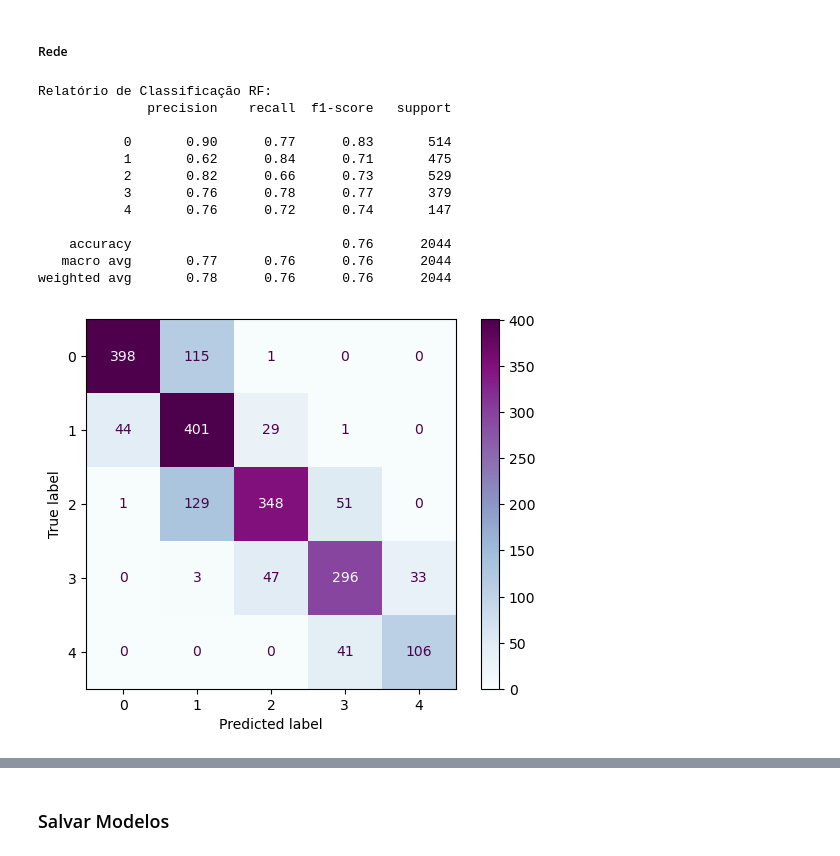
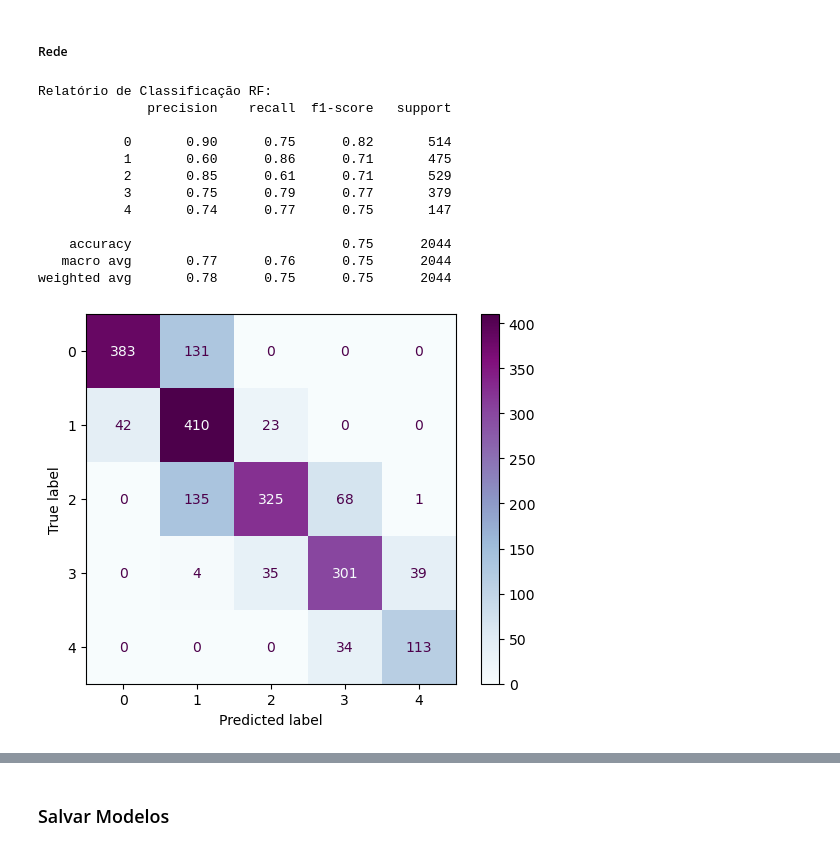
Before and after one commit to emmanuelavillar/Mestrado---DAA, a Jupyter notebook: ml.ipynb, the cells around one changed output, grey strips where cells are left out. Cells and saved outputs as stored; diff of their text form; code cells hidden in the pictures.

```diff
--- a/ml.ipynb
+++ b/ml.ipynb
@@ -528,0 +598,19 @@ plt.show()
+# %%
+# Proposta de ajuste de limiares múltiplos
+def final_custom_predict(probs):
+    y_pred_custom = []
+    for p in probs:
+        # Se a probabilidade da classe 2 for razoável, damos prioridade a ela
+        # para subir o Recall que está em 0.62
+        if p[2] >= 0.60:
+            y_pred_custom.append(2)
+        # Mantemos a Classe 1 bem restrita para não estragar a Precision
+        elif p[1] >= 0.80:
+            y_pred_custom.append(1)
+        else:
+            y_pred_custom.append(np.argmax(p))
+    return np.array(y_pred_custom)
+
+y_probs = pipe_xgb.predict_proba(X_val)
+y_pred_final = final_custom_predict(y_probs)
+print(classification_report(y_val, y_pred_final))
@@ -663,34 +763,38 @@ trained_nn, history_nn = train_and_plot_nn_with_early_stop(
 # predictions_cb = pipe_cb.predict(X_test)
 # predictions_p_cb =  pipe_cb.predict_proba(X_test)[:, 1]
 
-predictions_lgbm = pipe_lgbm.predict(X_test)
-predictions_p_lgbm =  pipe_lgbm.predict_proba(X_test)[:, 1]
+# predictions_lgbm = pipe_lgbm.predict(X_test)
+# predictions_p_lgbm =  pipe_lgbm.predict_proba(X_test)[:, 1]
 
 # predictions_nn_p = trained_nn.predict(X_test_processed)
 # predictions_nn= predictions_nn_p.argmax(axis=1)
+
+predictions_xgboost = pipe_xgb.predict(X_test)
+predictions_p_xgboost = pipe_xgb.predict_proba(X_test)
+predictions_xg_custom = final_custom_predict(predictions_p_xgboost)
 # %%
-rf_report = classification_report(y_test, predictions_lgbm)
+rf_report = classification_report(y_test, predictions_xg_custom)
 print("Relatório de Classificação RF:")
 print(rf_report)
 # %% [output]
 Relatório de Classificação RF:
               precision    recall  f1-score   support
 
-           0       0.90      0.77      0.83       514
-           1       0.62      0.84      0.71       475
-           2       0.82      0.66      0.73       529
-           3       0.76      0.78      0.77       379
-           4       0.76      0.72      0.74       147
+           0       0.90      0.75      0.82       514
+           1       0.60      0.86      0.71       475
+           2       0.85      0.61      0.71       529
+           3       0.75      0.79      0.77       379
+           4       0.74      0.77      0.75       147
 
-    accuracy                           0.76      2044
-   macro avg       0.77      0.76      0.76      2044
-weighted avg       0.78      0.76      0.76      2044
+    accuracy                           0.75      2044
+   macro avg       0.77      0.76      0.75      2044
+weighted avg       0.78      0.75      0.75      2044
 # %%
 classes = np.unique(y_train)
-cm = confusion_matrix(y_test, predictions_lgbm, labels=classes)
+cm = confusion_matrix(y_test, predictions_xg_custom, labels=classes)
 disp = ConfusionMatrixDisplay(confusion_matrix=cm, display_labels = classes)
 disp = disp.plot(cmap = plt.cm.BuPu)
 plt.grid(False)
 # %% [output]
-[figure, old version]
+[figure, new version]
 # %%
```
Also changed, not shown: parts of 6 cells of this notebook, 7 other files.
